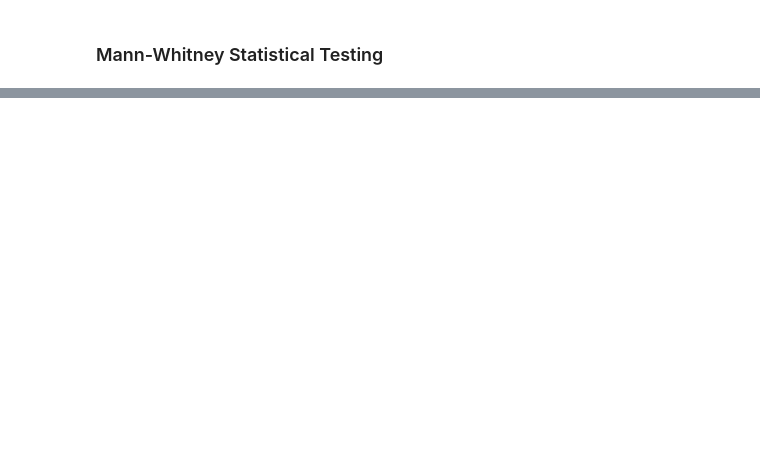
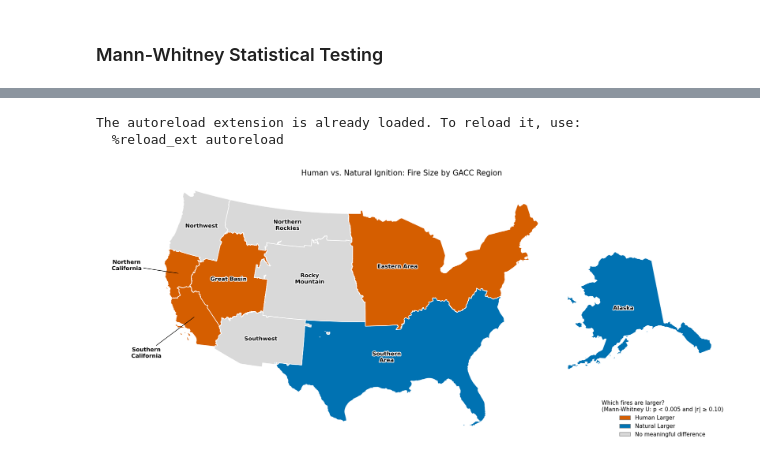
Before and after one commit to JJsouth/wgu_wildfire_capstone, a Jupyter notebook: analysis.ipynb, the cells around one changed output, grey strips where cells are left out. Saved outputs shown, nothing was run; the diff lists cells and outputs as text; code cells hidden in the pictures; blank space fills up the shorter version.

```diff
--- a/analysis.ipynb
+++ b/analysis.ipynb
@@ -137,0 +30,2 @@ fires = fires[~bad].copy()
+# %%
+gacc = get_gacc()
@@ -290,22 +97,15 @@ def mwu(data, alt="two-sided"):
 # %%
-national = mwu(fires)
+import pandas as pd
+
+national = mann_whitney_test(fires)
 print("National Analysis")
 print(national)
 
-regional = pd.DataFrame({name: mwu(g) for name, g in fires.groupby("gaccname")}).T
+regional = pd.DataFrame({name: mann_whitney_test(g) for name, g in fires.groupby("gaccname")}).T
 
-
-ALPHA, R_MIN = 0.005, 0.10
-regional["significant"] = regional["p_value"] < ALPHA
-regional["meaningful"]  = regional["r_rb"].abs() >= R_MIN
-regional["conclusion"] = np.where(
-    regional["significant"] & regional["meaningful"],
-    np.where(regional["r_rb"] > 0, "Human larger", "Natural larger"),
-    "No meaningful difference",
-)
 
 print("\nRegional Analysis")
 print(regional[["n_human", "n_natural", "median_human", "median_natural",
-                "p_value", "r_rb", "conclusion"]])
+                "p_value", "r_rb", "prob_superiority", "conclusion"]])
 # %% [output]
 National Analysis
@@ -457,0 +148,13 @@ region_map(
+# %%
+%load_ext autoreload
+%autoreload 2
+results_region_map(
+    regional,
+    legend_title="Which fires are larger?\n(Mann-Whitney U: p < 0.005 and |r| ≥ 0.10)",
+    title="Human vs. Natural Ignition: Fire Size by GACC Region",
+    gacc=gacc,
+    )
+# %% [output]
+The autoreload extension is already loaded. To reload it, use:
+  %reload_ext autoreload
+[figure, added]
```
Also changed, not shown: parts of 30 cells of this notebook.
